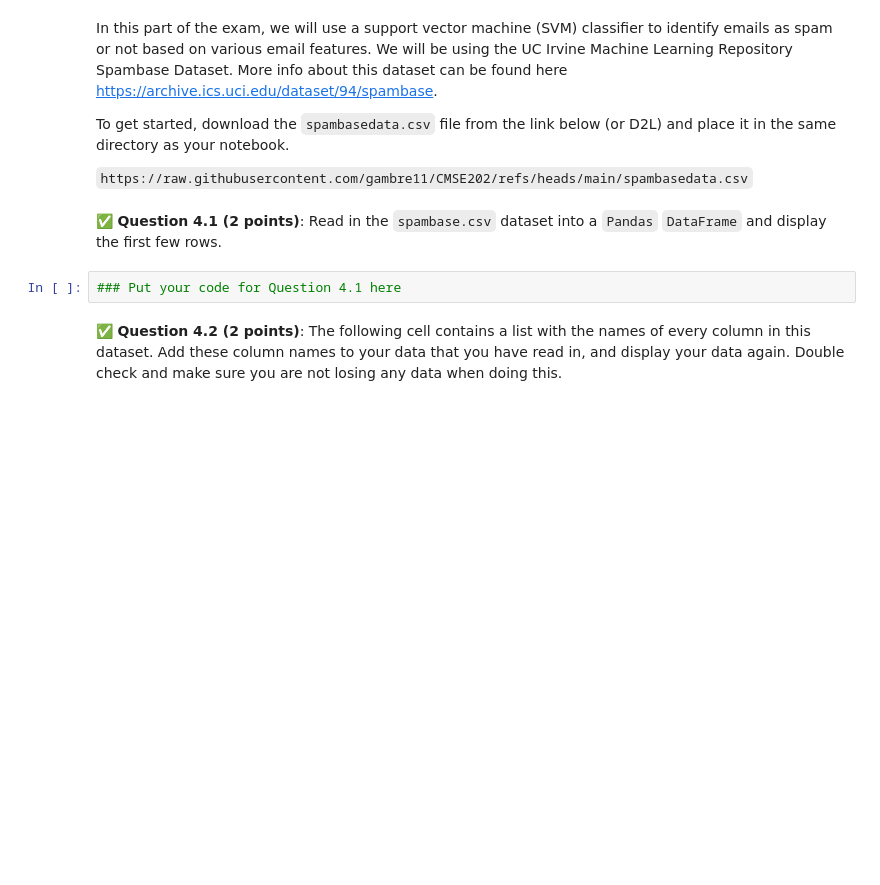
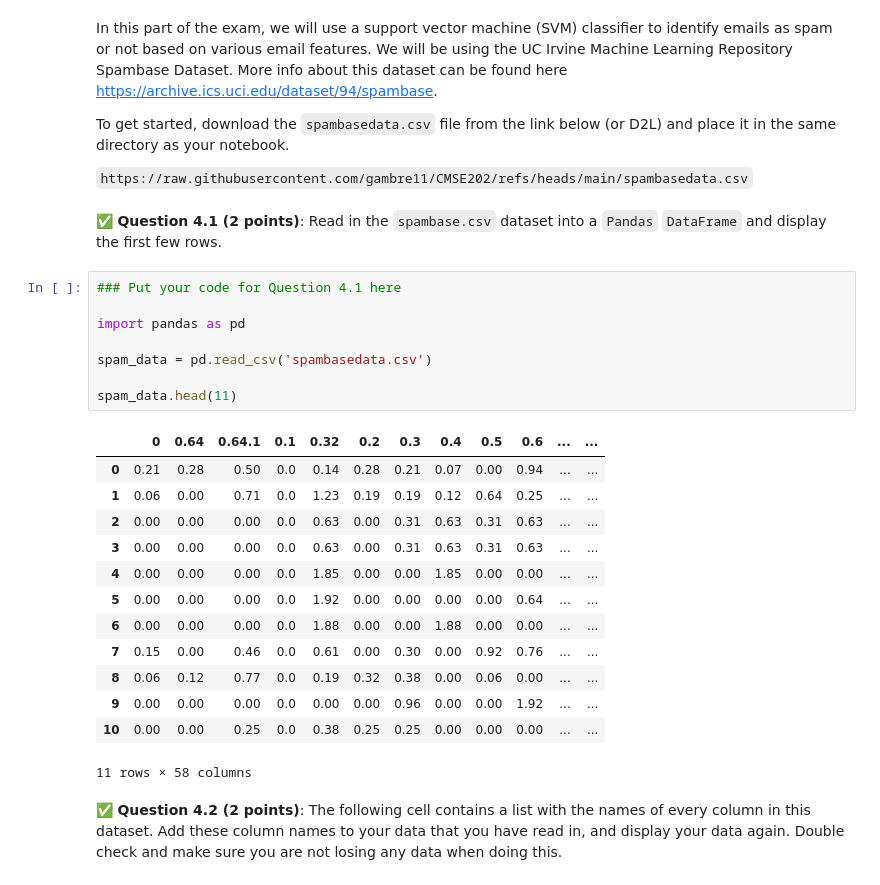
Before and after one commit to jared-evans14/cmse202-s25-turnin, a Jupyter notebook: exams/final/CMSE202-Final-SS25-Section002-Jared.ipynb, the cells around one changed output. Cells and saved outputs as stored; diff of their text form; blank space fills up the shorter version.

```diff
--- a/exams/final/CMSE202-Final-SS25-Section002-Jared.ipynb
+++ b/exams/final/CMSE202-Final-SS25-Section002-Jared.ipynb
@@ -304,6 +304,26 @@ To get started, download the `spambasedata.csv` file from the link below (or D2L
 &#9989; **Question 4.1 (2 points)**: Read in the `spambase.csv` dataset into a `Pandas` `DataFrame` and display the first few rows.
 # %%
 ### Put your code for Question 4.1 here
+
+import pandas as pd
+
+spam_data = pd.read_csv('spambasedata.csv')
+
+spam_data.head(11)
+# %% [output]
+|  | 0 | 0.64 | 0.64.1 | 0.1 | 0.32 | 0.2 | 0.3 | 0.4 | 0.5 | 0.6 | ... | ... |
+| 0 | 0.21 | 0.28 | 0.50 | 0.0 | 0.14 | 0.28 | 0.21 | 0.07 | 0.00 | 0.94 | ... | ... |
+| 1 | 0.06 | 0.00 | 0.71 | 0.0 | 1.23 | 0.19 | 0.19 | 0.12 | 0.64 | 0.25 | ... | ... |
+| 2 | 0.00 | 0.00 | 0.00 | 0.0 | 0.63 | 0.00 | 0.31 | 0.63 | 0.31 | 0.63 | ... | ... |
+| 3 | 0.00 | 0.00 | 0.00 | 0.0 | 0.63 | 0.00 | 0.31 | 0.63 | 0.31 | 0.63 | ... | ... |
+| 4 | 0.00 | 0.00 | 0.00 | 0.0 | 1.85 | 0.00 | 0.00 | 1.85 | 0.00 | 0.00 | ... | ... |
+| 5 | 0.00 | 0.00 | 0.00 | 0.0 | 1.92 | 0.00 | 0.00 | 0.00 | 0.00 | 0.64 | ... | ... |
+| 6 | 0.00 | 0.00 | 0.00 | 0.0 | 1.88 | 0.00 | 0.00 | 1.88 | 0.00 | 0.00 | ... | ... |
+| 7 | 0.15 | 0.00 | 0.46 | 0.0 | 0.61 | 0.00 | 0.30 | 0.00 | 0.92 | 0.76 | ... | ... |
+| 8 | 0.06 | 0.12 | 0.77 | 0.0 | 0.19 | 0.32 | 0.38 | 0.00 | 0.06 | 0.00 | ... | ... |
+| 9 | 0.00 | 0.00 | 0.00 | 0.0 | 0.00 | 0.00 | 0.96 | 0.00 | 0.00 | 1.92 | ... | ... |
+| 10 | 0.00 | 0.00 | 0.25 | 0.0 | 0.38 | 0.25 | 0.25 | 0.00 | 0.00 | 0.00 | ... | ... |
+11 rows × 58 columns
 # %% [markdown]
 &#9989; **Question 4.2 (2 points)**: The following cell contains a list with the names of every column in this dataset. Add these column names to your data that you have read in, and display your data again. Double check and make sure you are not losing any data when doing this.
 # %%
```
Also changed, not shown: parts of 19 cells of this notebook.
